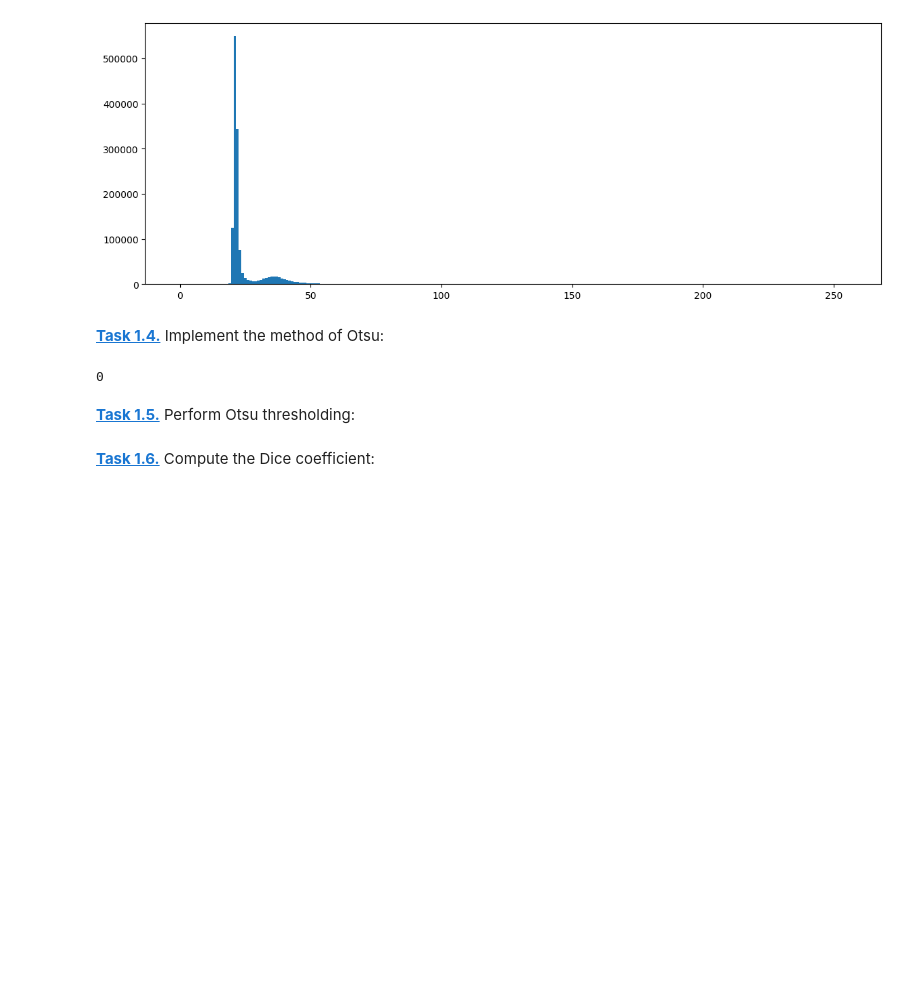
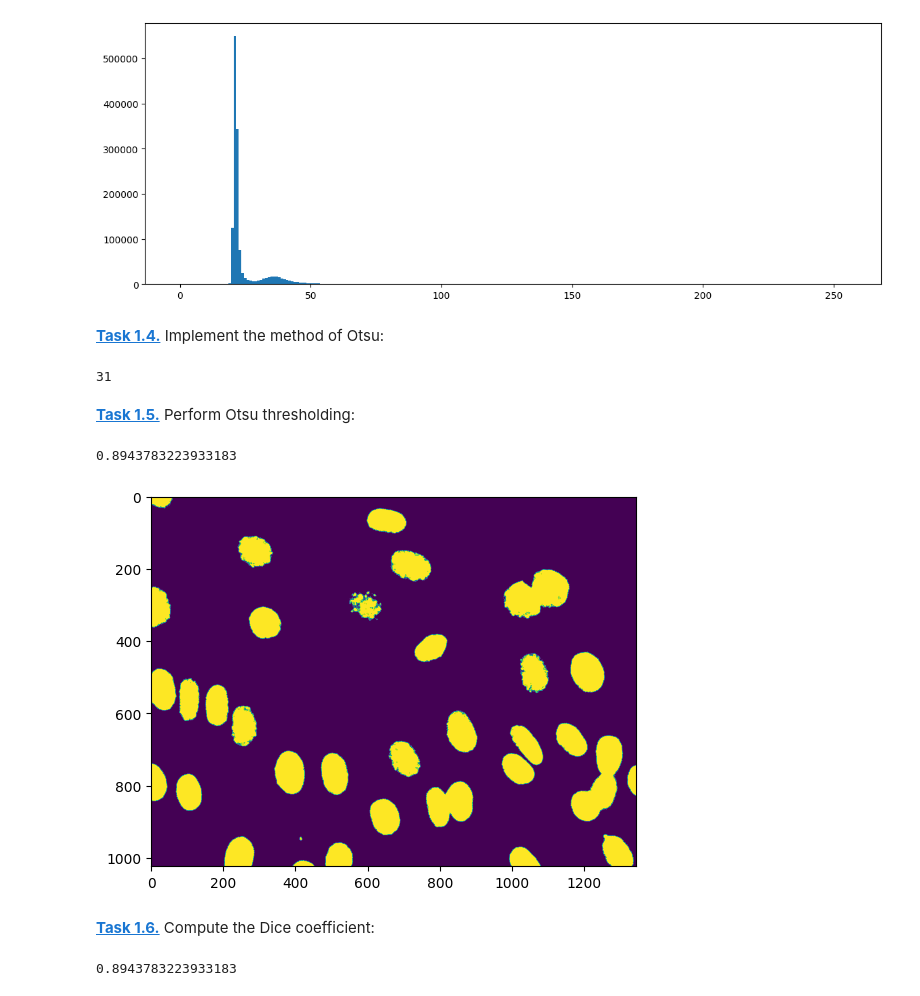
Before and after one commit to mertsoylemezova/mobifs5-python, a Jupyter notebook: otsu.ipynb, the cells around one changed output. Drawn from its saved outputs; the diff is of its cells as text; code cells hidden in the pictures; blank space fills up the shorter version.

```diff
--- a/otsu.ipynb
+++ b/otsu.ipynb
@@ -33,14 +37,31 @@ plt.bar(range(256), h, width=1)
 # %% [markdown]
 **[Task 1.4.]()** Implement the method of Otsu:
 # %%
-for T in range (1,256):
+otsu = []
+for T in range (0,255):
     class1 = img8 [img8<T]
-    class2 = img8 [img8>T]
-otsu = len(class1)*np.var(class1) + len(class2)*np.var(class2)
+    class2 = img8 [img8>=T]
+    if len(class1) == 0 or len(class2) == 0:
+        otsu.append (np.inf)
+    else:
+        otsu.append (len(class1)*np.var(class1) + len(class2)*np.var(class2))
 np.argmin (otsu)
 # %% [output]
-0
+31
 # %% [markdown]
 **[Task 1.5.]()** Perform Otsu thresholding:
+# %%
+g = img8 >= 31
+plt.imshow(g)
+t = plt.imread('data/NIH3T3/gt/0.png')
+print(2*(g*t).sum()/(g.sum()+ t.sum()))
+# %% [output]
+0.8943783223933183
+[figure, added]
 # %% [markdown]
 **[Task 1.6.]()** Compute the Dice coefficient:
+# %%
+t = plt.imread('data/NIH3T3/gt/0.png')
+print(2*(g*t).sum()/(g.sum()+ t.sum()))
+# %% [output]
+0.8943783223933183
```
Also changed, not shown: parts of 2 cells of this notebook, 1 other file.
